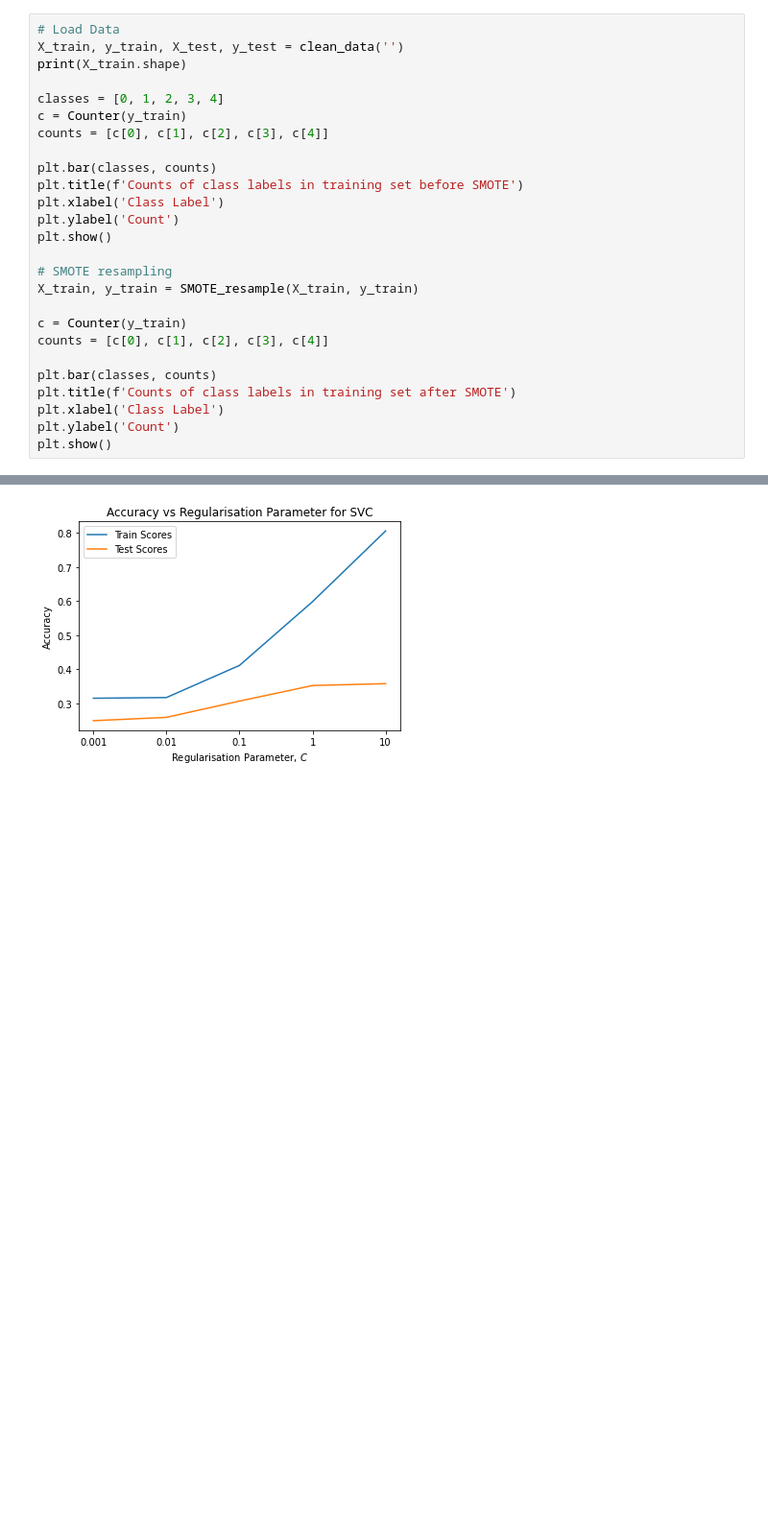
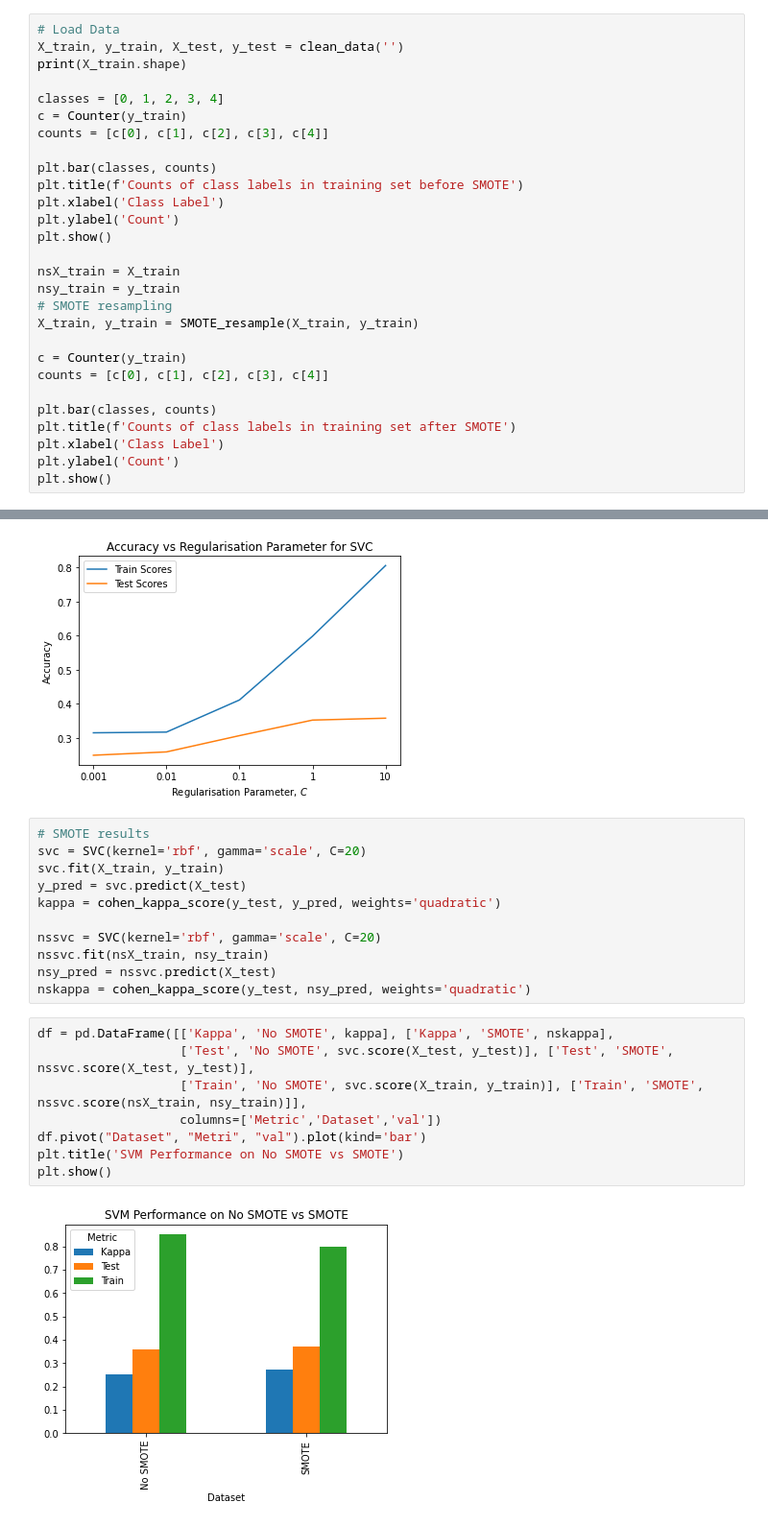
Before and after one commit to RoryEagle/cs9417_aiCaramba, a Jupyter notebook: svm.ipynb, the cells around one changed output, grey strips where cells are left out. Shown at 96% size. Saved outputs shown, nothing was run; the diff lists cells and outputs as text; blank space fills up the shorter version.

Commit message:
Added SMOTE results

```diff
--- a/svm.ipynb
+++ b/svm.ipynb
@@ -22,6 +23,8 @@ plt.xlabel('Class Label')
 plt.ylabel('Count')
 plt.show()
 
+nsX_train = X_train
+nsy_train = y_train
 # SMOTE resampling
 X_train, y_train = SMOTE_resample(X_train, y_train)
 
@@ -179,3 +182,24 @@ plt.legend(loc='upper left')
 plt.show()
 # %% [output]
 [figure]
+# %%
+# SMOTE results
+svc = SVC(kernel='rbf', gamma='scale', C=20)
+svc.fit(X_train, y_train)
+y_pred = svc.predict(X_test)
+kappa = cohen_kappa_score(y_test, y_pred, weights='quadratic')
+
+nssvc = SVC(kernel='rbf', gamma='scale', C=20)
+nssvc.fit(nsX_train, nsy_train)
+nsy_pred = nssvc.predict(X_test)
+nskappa = cohen_kappa_score(y_test, nsy_pred, weights='quadratic')
+# %%
+df = pd.DataFrame([['Kappa', 'No SMOTE', kappa], ['Kappa', 'SMOTE', nskappa],
+                   ['Test', 'No SMOTE', svc.score(X_test, y_test)], ['Test', 'SMOTE', nssvc.score(X_test, y_test)],
+                   ['Train', 'No SMOTE', svc.score(X_train, y_train)], ['Train', 'SMOTE', nssvc.score(nsX_train, nsy_train)]],
+                   columns=['Metric','Dataset','val'])
+df.pivot("Dataset", "Metri", "val").plot(kind='bar')
+plt.title('SVM Performance on No SMOTE vs SMOTE')
+plt.show()
+# %% [output]
+[figure, added]
```
Also changed, not shown: parts of 1 cell of this notebook.
